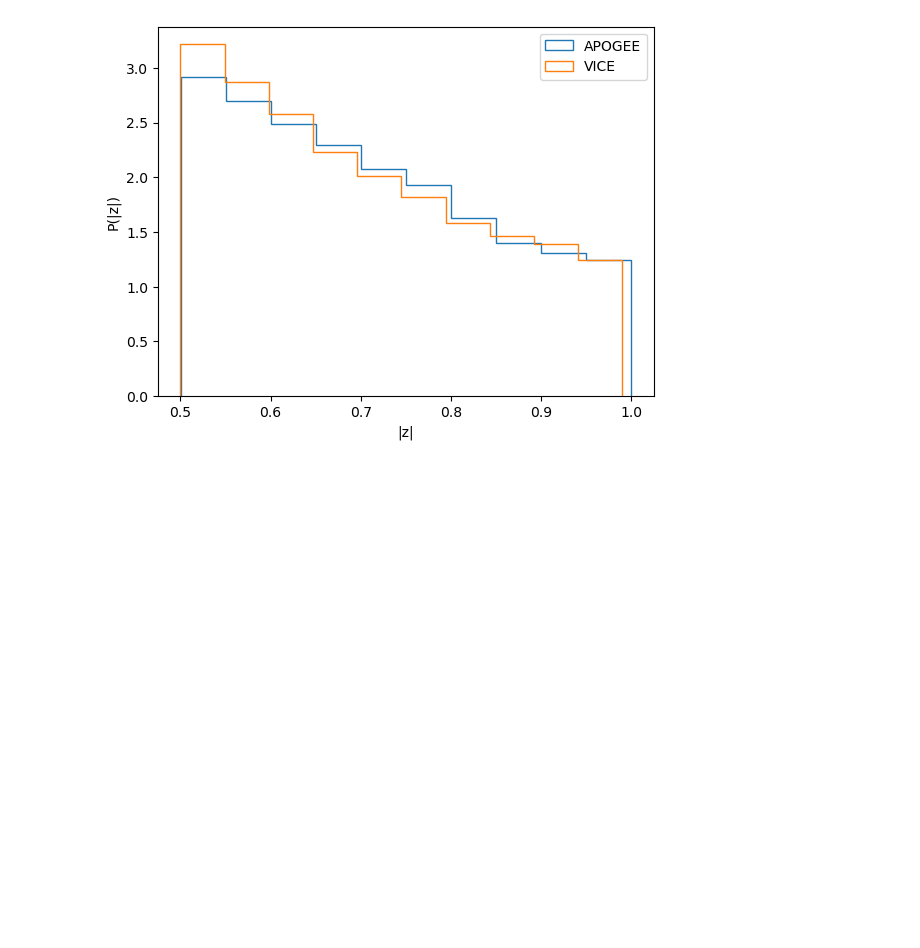
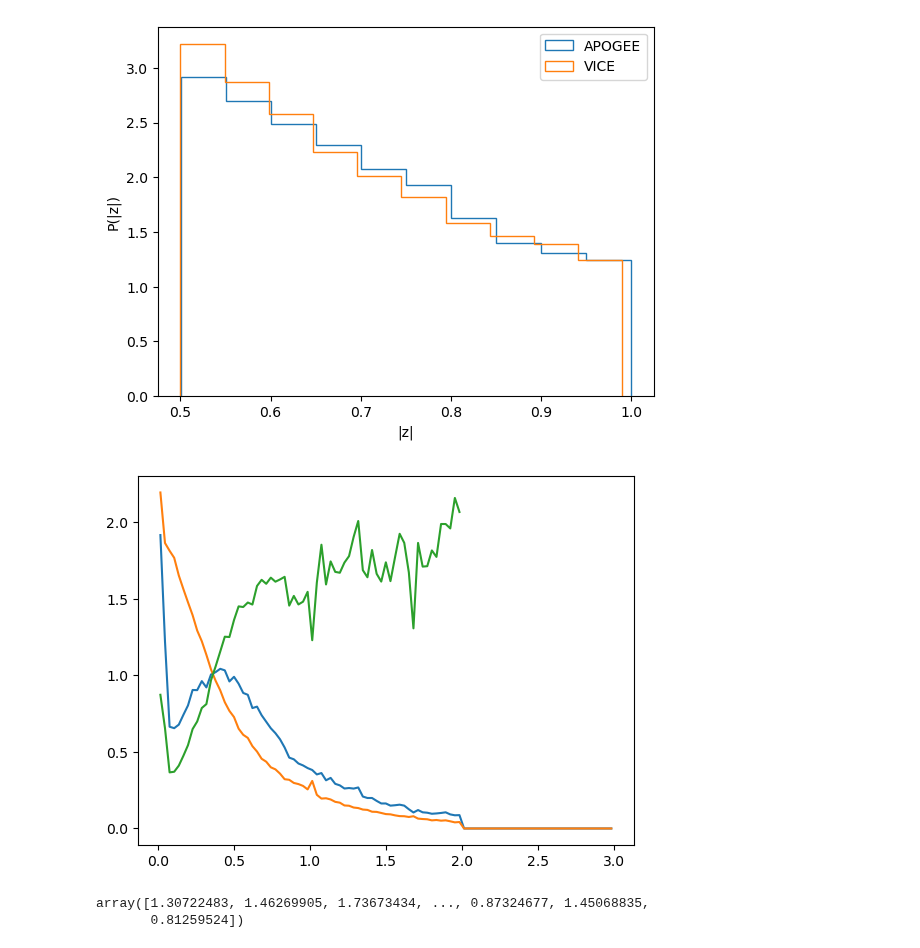
Before and after one commit to lodubay/galactic-dtd, a Jupyter notebook: notebooks/zheight_correction.ipynb, the cells around one changed output. Cells and saved outputs as stored; diff of their text form; code cells hidden in the pictures; blank space fills up the shorter version.

```diff
--- a/notebooks/zheight_correction.ipynb
+++ b/notebooks/zheight_correction.ipynb
@@ -36,3 +37,22 @@ plt.legend()
 plt.show()
 # %% [output]
 [figure]
+# %%
+# re-sample VICE with APOGEE vertical distribution
+bin_edges = np.linspace(0., 3., 100)
+bin_centers = get_bin_centers(bin_edges)
+apogee_dist, _ = np.histogram(apogee_data['GALZ'].abs(), bins=bin_edges, density=True)
+vice_dist, _ = np.histogram(vice_stars('zfinal').abs(), bins=bin_edges, density=True)
+absz_weights = apogee_dist / vice_dist
+plt.plot(bin_centers, apogee_dist)
+plt.plot(bin_centers, vice_dist)
+plt.plot(bin_centers, absz_weights)
+plt.show()
+# %% [output]
+[figure, added]
+# %%
+bin_cuts = pd.cut(vice_stars('zfinal').abs(), bins=bin_edges, labels=False, include_lowest=True)
+absz_weights[bin_cuts]
+# %% [output]
+array([1.30722483, 1.46269905, 1.73673434, ..., 0.87324677, 1.45068835,
+       0.81259524])
```
Also changed, not shown: parts of 5 cells of this notebook, 2 other files.
